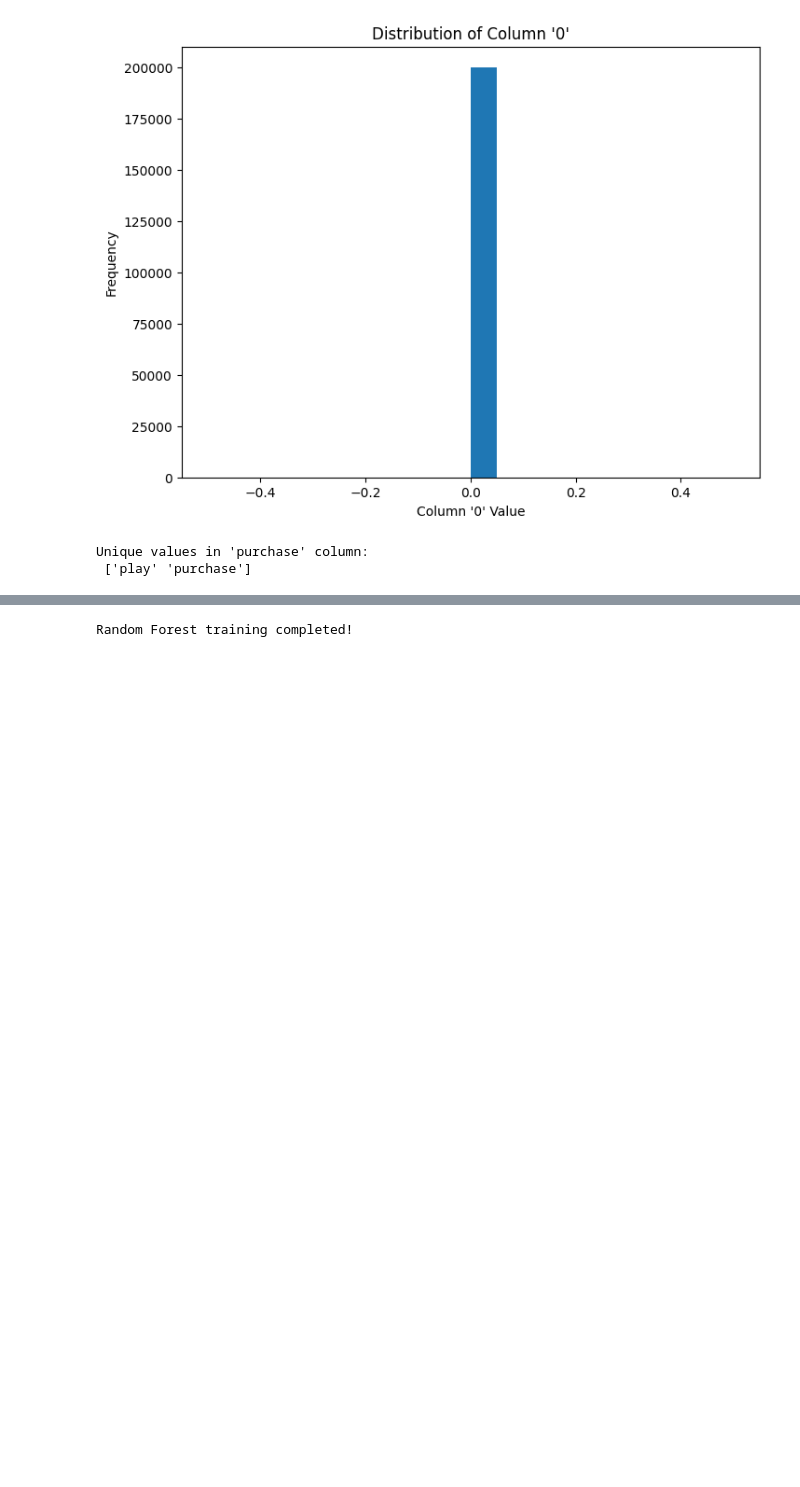
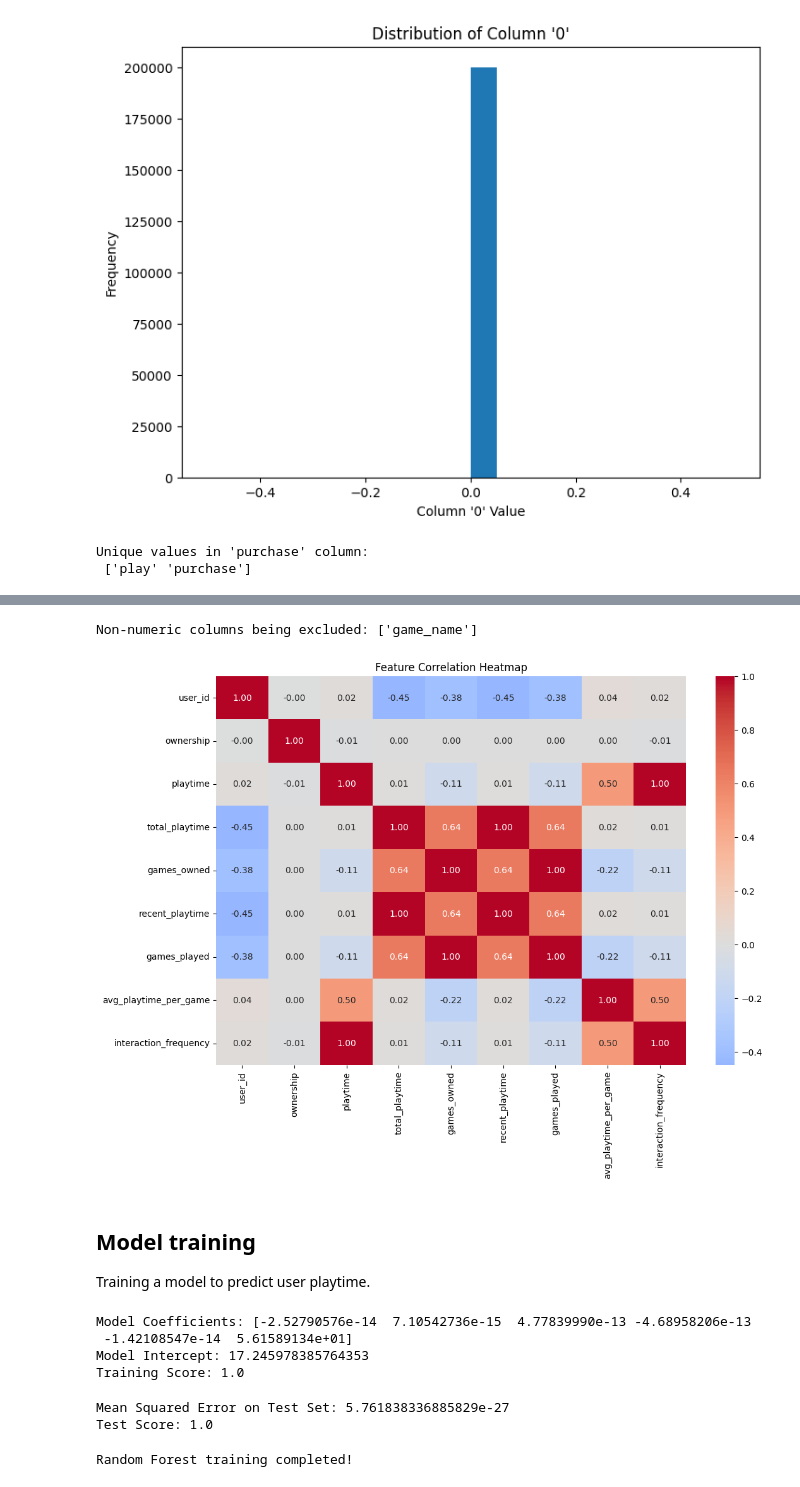
Before and after one commit to rkkapali/gamesteam, a Jupyter notebook: gamesteam.ipynb, the cells around one changed output, grey strips where cells are left out. Saved outputs shown, nothing was run; the diff lists cells and outputs as text; code cells hidden in the pictures; blank space fills up the shorter version.

```diff
--- a/gamesteam.ipynb
+++ b/gamesteam.ipynb
@@ -527,3 +337,69 @@ Test Score: 1.0
+# %%
+# Identifying non-numeric columns causing issues
+non_numeric_cols = df_agg.select_dtypes(exclude=['number']).columns
+print("Non-numeric columns being excluded:", list(non_numeric_cols))
+
+# Calculating correlations
+corr = df_agg.drop(columns=non_numeric_cols).corr()
+
+# Plotting heatmap
+plt.figure(figsize=(12, 8))
+sns.heatmap(corr, annot=True, cmap='coolwarm', center=0, fmt='.2f')
+plt.title('Feature Correlation Heatmap')
+plt.show()
+# %% [output]
+Non-numeric columns being excluded: ['game_name']
+[figure, added]
+# %% [markdown]
+## Model training
+
+Training a model to predict user playtime.
+# %%
+from sklearn.model_selection import train_test_split
+from sklearn.linear_model import LinearRegression
+from sklearn.metrics import mean_squared_error
+from sklearn.preprocessing import StandardScaler
+
+# Selecting features and target variable
+features = ['ownership', 'total_playtime', 'games_owned', 'games_played', 'avg_playtime_per_game', 'interaction_frequency']
+target = 'playtime'
+
+X = df_agg[features]
+y = df_agg[target]
+
+# Scaling numerical features
+scaler = StandardScaler()
+X_scaled = scaler.fit_transform(X)
+
+# Splitting the data into training and testing sets
+X_train, X_test, y_train, y_test = train_test_split(X_scaled, y, test_size=0.2, random_state=42)
+
+# Initializing and training a linear regression model
+model = LinearRegression()
+model.fit(X_train, y_train)
+
+# Printing model coefficients and training score
+print("Model Coefficients:", model.coef_)
+print("Model Intercept:", model.intercept_)
+print("Training Score:", model.score(X_train, y_train))
+# %% [output]
+Model Coefficients: [-2.52790576e-14  7.10542736e-15  4.77839990e-13 -4.68958206e-13
+ -1.42108547e-14  5.61589134e+01]
+Model Intercept: 17.245978385764353
+Training Score: 1.0
+# %%
+# Making predictions on the test set
+y_pred = model.predict(X_test)
+
+# Evaluating the model
+mse = mean_squared_error(y_test, y_pred)
+print(f"Mean Squared Error on Test Set: {mse}")
+
+# Printing the test score
+print(f"Test Score: {model.score(X_test,y_test)}")
+# %% [output]
+Mean Squared Error on Test Set: 5.761838336885829e-27
+Test Score: 1.0
 # %%
 # Random Forest with reduced complexity
 rf = RandomForestRegressor(n_estimators=10, max_depth=10, max_features='sqrt', random_state=42)
```
Also changed, not shown: parts of 61 cells of this notebook.
